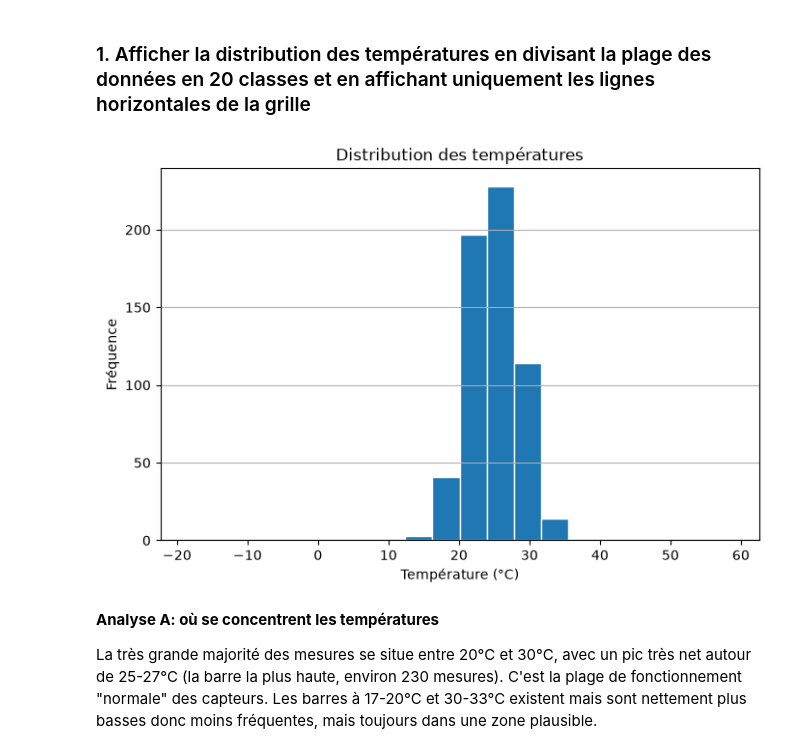
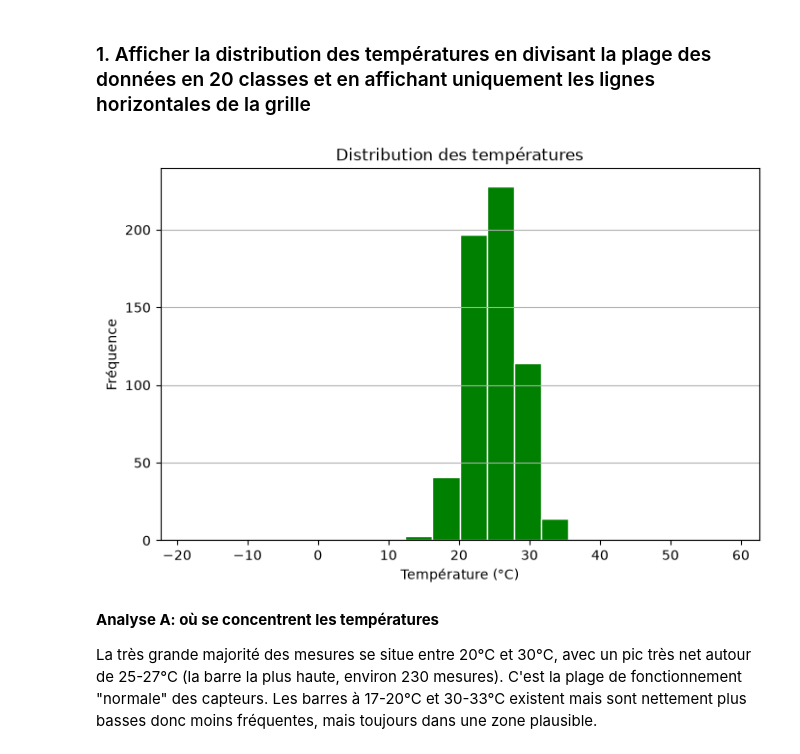
Before and after one commit to sinendoye/atelier_matplotlib_iot, a Jupyter notebook: notebooks/atelier_matplotlib_iot.ipynb, the cells around one changed output. Cells and saved outputs as stored; diff of their text form; code cells hidden in the pictures.

```diff
--- a/notebooks/atelier_matplotlib_iot.ipynb
+++ b/notebooks/atelier_matplotlib_iot.ipynb
@@ -118,14 +118,14 @@ Enfin, L'œil humain compare plus facilement des longueurs horizontales alignée
 ### 1. Afficher la distribution des températures en divisant la plage des données en 20 classes et en affichant uniquement les lignes horizontales de la grille
 # %%
 plt.figure(figsize=(8, 5))
-plt.hist(df["temperature"].dropna(), bins=20, edgecolor="white")
+plt.hist(df["temperature"].dropna(), bins=20, color= "green", edgecolor="white")
 plt.title("Distribution des températures")
 plt.xlabel("Température (°C)")
 plt.ylabel("Fréquence")
 plt.grid(axis="y")
 plt.show()
 # %% [output]
-[figure, old version]
+[figure, new version]
 # %% [markdown]
 **Analyse A: où se concentrent les températures**
 
```
Also changed, not shown: parts of 3 cells of this notebook.
